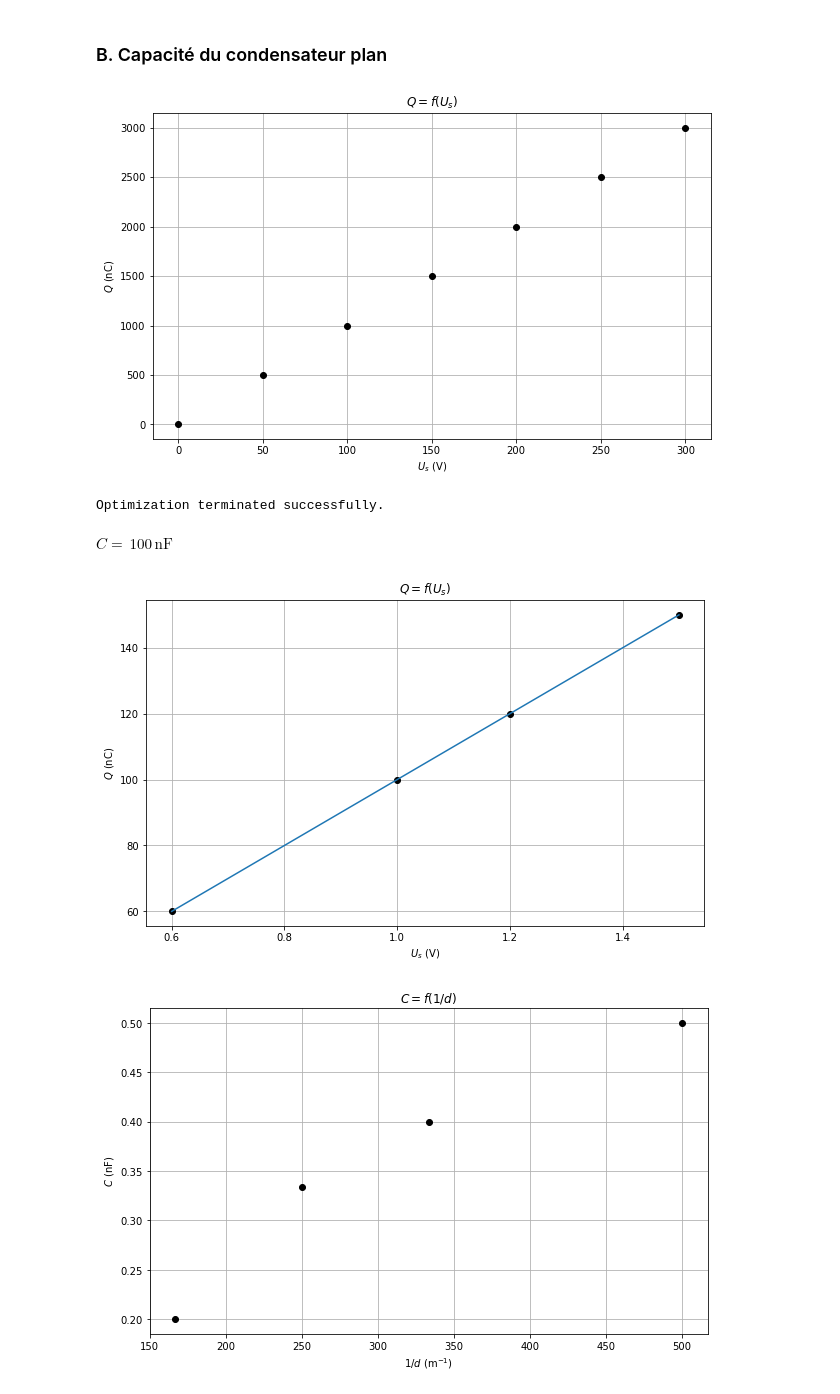
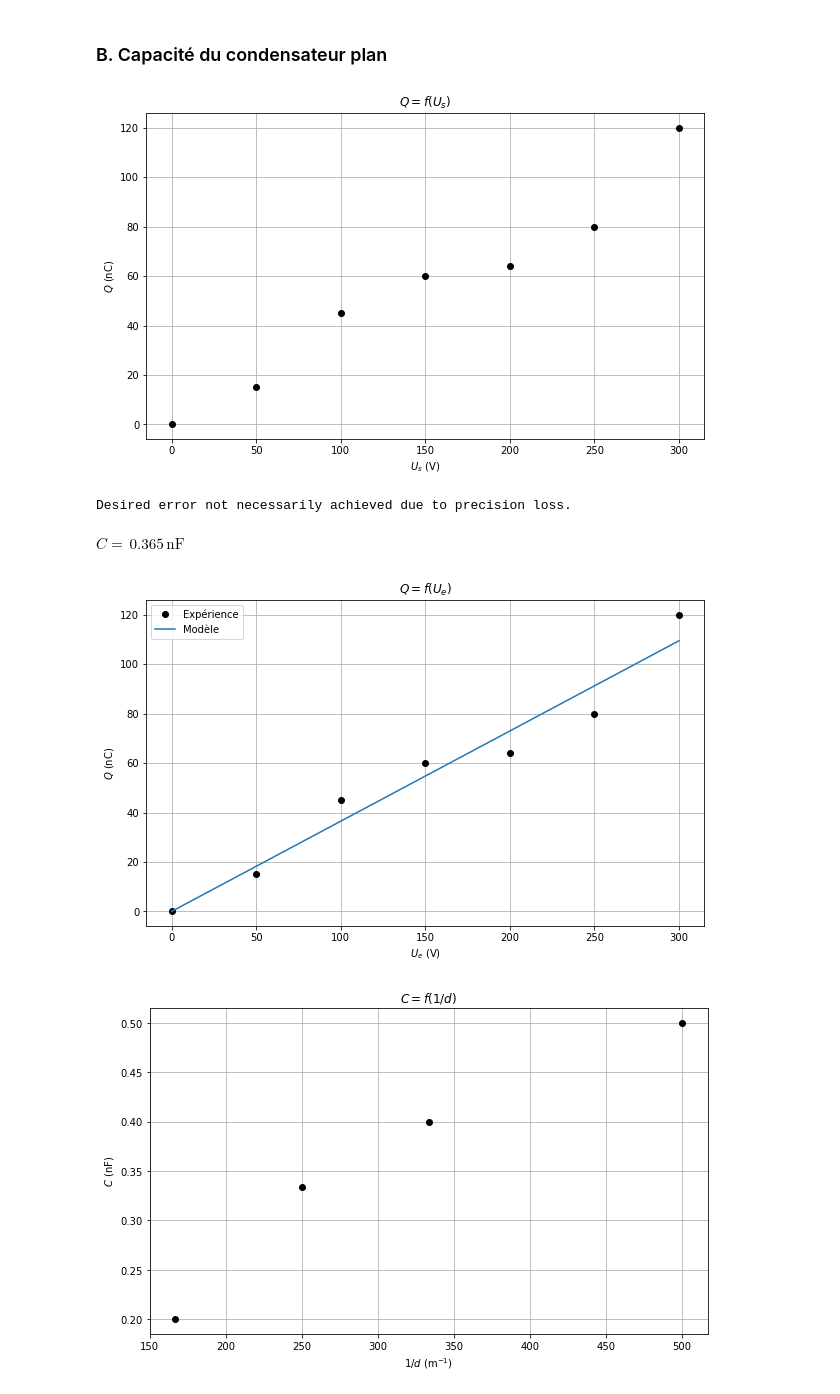
Before and after one commit to kmiloarguello/kmiloarguello.github.io, a Jupyter notebook: phyca/content/LU2PY121/TPS/TP1/TP1.ipynb, the cells around one changed output. Saved outputs shown, nothing was run; the diff lists cells and outputs as text; code cells hidden in the pictures.

```diff
--- a/phyca/content/LU2PY121/TPS/TP1/TP1.ipynb
+++ b/phyca/content/LU2PY121/TPS/TP1/TP1.ipynb
@@ -13,13 +13,13 @@ from IPython.display import display, Math
 ### Constants
 
 R = 1.5 # cm
-x_1 = 2.5 # cm
+x_1 = -2.5 # cm
 V0 = 15 # volts
 # %%
 ### Mesures
 
-xs = np.array([ -1, 0, 1, 2, 3, 4, 5, 6, 7, 8, 9, 10, 11, 12, 13 ]) # cm
-Vs = np.array([ 15, 11, 9.8, 7.5, 6.5, 5.7, 5, 4.5, 4, 3.5, 3.4, 2.8, 2.5, 2.2, 1 ]) # volts
+xs = np.array([0,1 ,2, 3, 4, 5, 6, 7, 8, 9 ,10, 11, 12, 13]) # cm
+Vs = np.array([6.6, 6, 4.8, 4.2, 3.6, 3, 2.4, 2.4, 1.8, 1.8, 1.5, 1.5, 1.2, 1.2]) # volts
 # %%
 ## 6
 
@@ -90,48 +90,50 @@ S = 800 * 10 ** -4 # m^2
 d = 4 / 1000 # m
 alpha_bleu = 10 # nC / V
 alpha_rouge = 100 # nC / V
+# %%
+# 9
+# Mesures
+
+Ue = np.array([ 0, 50, 100, 150, 200, 250, 300 ]) # V
+Us = np.array([ 0, 1.5, 4.5, 6, 6.4, 8, 12 ]) # V
+Qs = alpha_bleu * Us # nC
 # %%
-# 9
-# Mesures
-
-Us = np.array([ 0, 50, 100, 150, 200, 250, 300 ]) # V
-Qs = alpha_bleu * Us # nC
-
 plt.figure(figsize=(10, 6))
-plt.plot(Us, Qs, 'o', color='black')
+plt.plot(Ue, Qs, 'o', color='black')
 plt.xlabel(r'$U_s$ (V)')
 plt.ylabel(r'$Q$ (nC)')
 plt.title(r'$Q = f(U_s)$')
 plt.grid()
 # %% [output]
-[figure, old version]
+[figure, new version]
 # %%
 # Modèle
 def f(params, x):
   C = params
   Qpred = C * x
   return np.sum((Qpred - Qs) ** 2)
 
-result = minimize(f, [1], args=(Us))
+result = minimize(f, [1], args=(Ue))
 
 print(result.message)
 
 C = result.x[0]
 
-display(Math(r'C = \, %.f \, \text{nF}' % C))
+display(Math(r'C = \, %.3f \, \text{nF}' % C))
 
 plt.figure(figsize=(10, 6))
-plt.plot(Us, Qs, 'o', color='black')
-plt.plot(Us, C * Us, label='Modèle')
-plt.xlabel(r'$U_s$ (V)')
+plt.plot(Ue, Qs, 'o', color='black', label='Expérience')
+plt.plot(Ue, C * Ue, label='Modèle')
+plt.xlabel(r'$U_e$ (V)')
 plt.ylabel(r'$Q$ (nC)')
-plt.title(r'$Q = f(U_s)$')
+plt.title(r'$Q = f(U_e)$')
 plt.grid()
+plt.legend()
 plt.show()
 # %% [output]
-Optimization terminated successfully.
+Desired error not necessarily achieved due to precision loss.
-$\displaystyle C = \, 100 \, \text{nF}$
+$\displaystyle C = \, 0.365 \, \text{nF}$
-[figure, old version]
+[figure, new version]
 # %%
 # 10.
 Ui = 300 # Volts
```
Also changed, not shown: parts of 4 cells of this notebook.
